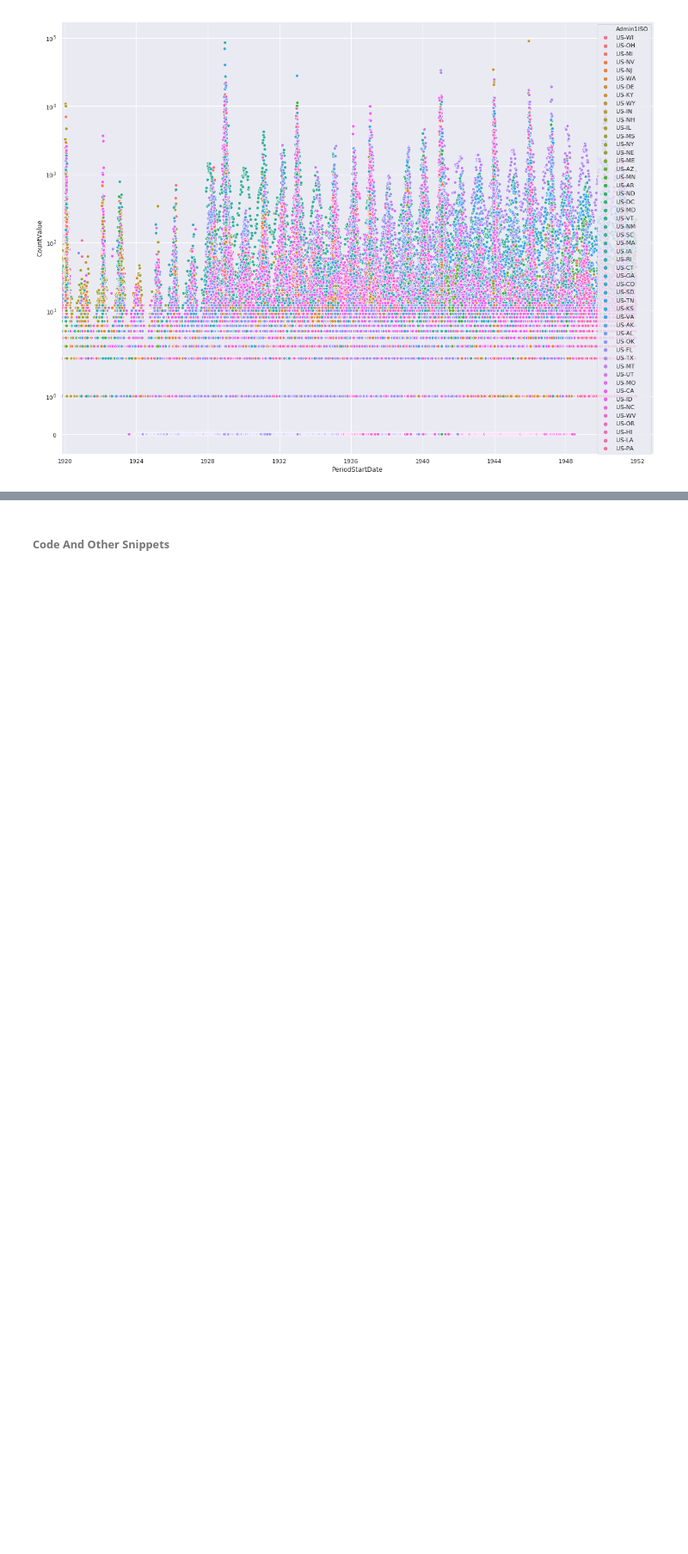
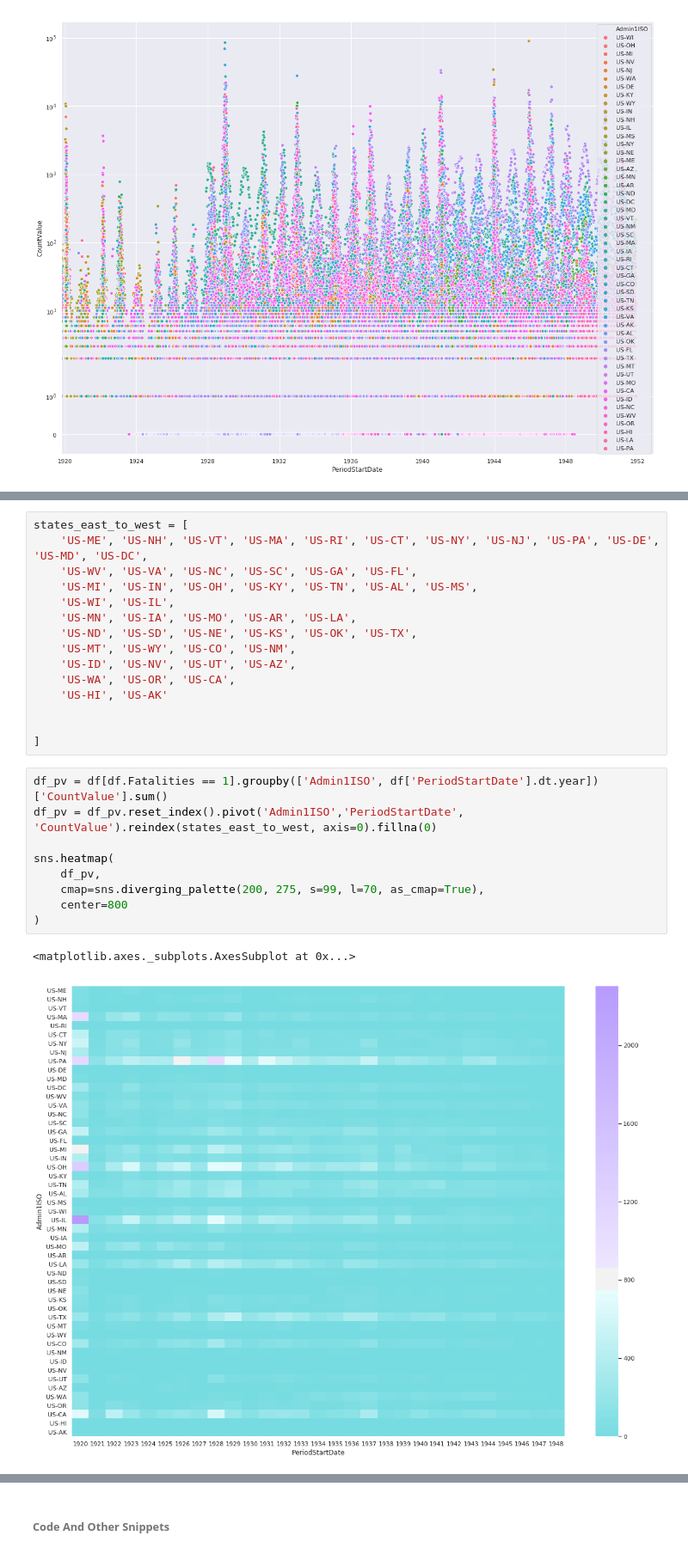
Before and after one commit to parthpatel1001/tycho_influenza, a Jupyter notebook: influenza_visualization.ipynb, the cells around one changed output, grey strips where cells are left out. Shown at 86% size. Cells and saved outputs as stored; diff of their text form; blank space fills up the shorter version.

Commit message:
Add Heatmaps

```diff
--- a/influenza_visualization.ipynb
+++ b/influenza_visualization.ipynb
@@ -172,0 +181,27 @@ plt.show()
+# %%
+states_east_to_west = [
+    'US-ME', 'US-NH', 'US-VT', 'US-MA', 'US-RI', 'US-CT', 'US-NY', 'US-NJ', 'US-PA', 'US-DE', 'US-MD', 'US-DC',
+    'US-WV', 'US-VA', 'US-NC', 'US-SC', 'US-GA', 'US-FL',
+    'US-MI', 'US-IN', 'US-OH', 'US-KY', 'US-TN', 'US-AL', 'US-MS',
+    'US-WI', 'US-IL',
+    'US-MN', 'US-IA', 'US-MO', 'US-AR', 'US-LA',
+    'US-ND', 'US-SD', 'US-NE', 'US-KS', 'US-OK', 'US-TX',
+    'US-MT', 'US-WY', 'US-CO', 'US-NM',
+    'US-ID', 'US-NV', 'US-UT', 'US-AZ',
+    'US-WA', 'US-OR', 'US-CA',
+    'US-HI', 'US-AK'
+
+
+]
+# %%
+df_pv = df[df.Fatalities == 1].groupby(['Admin1ISO', df['PeriodStartDate'].dt.year])['CountValue'].sum()
+df_pv = df_pv.reset_index().pivot('Admin1ISO','PeriodStartDate', 'CountValue').reindex(states_east_to_west, axis=0).fillna(0)
+
+sns.heatmap(
+    df_pv,
+    cmap=sns.diverging_palette(200, 275, s=99, l=70, as_cmap=True),
+    center=800
+)
+# %% [output]
+<matplotlib.axes._subplots.AxesSubplot at 0x...>
+[figure, added]
```
Also changed, not shown: parts of 6 cells of this notebook, 1 other file.
